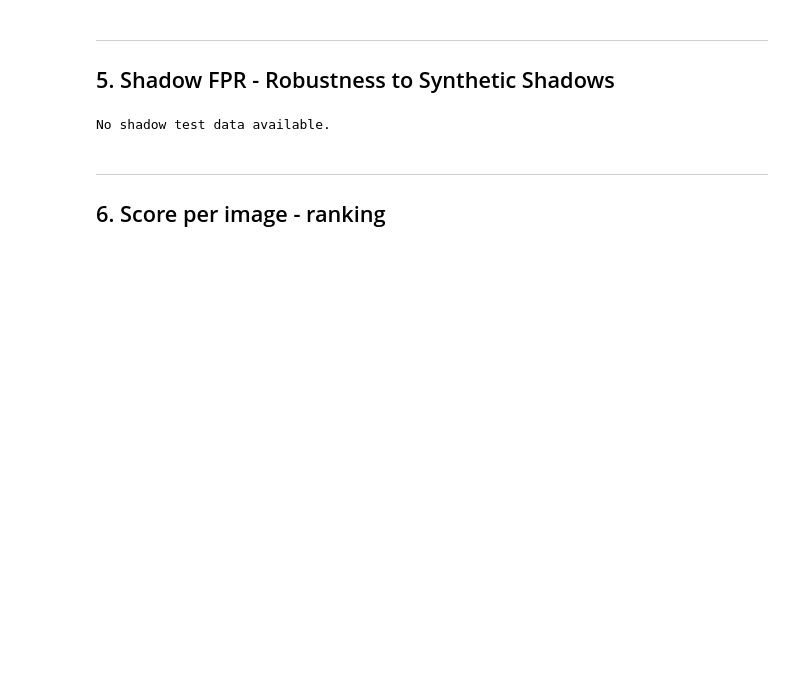
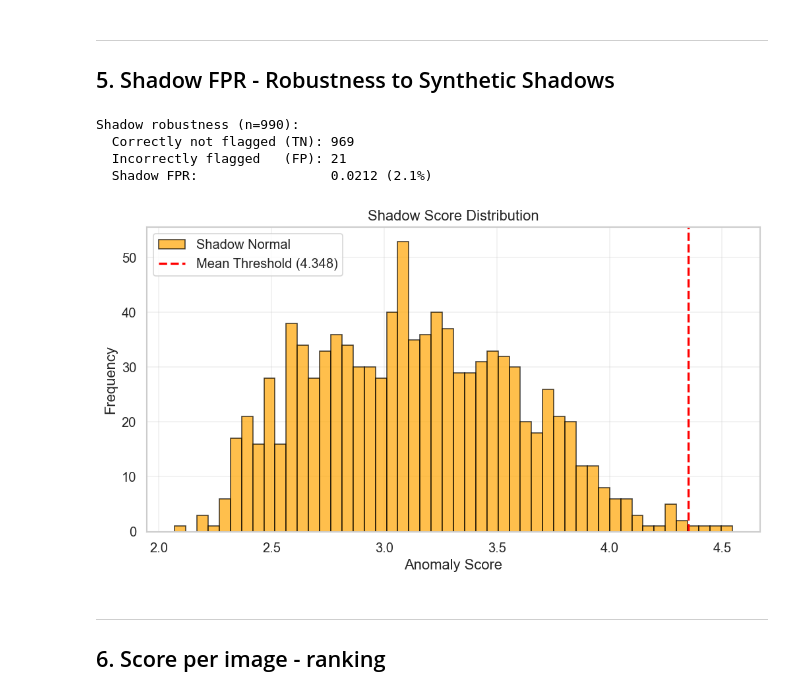
Before and after one commit to andreainno22/Thesis-project-UNIPI, a Jupyter notebook: src/patchcore_analysis.ipynb, the cells around one changed output. Drawn from its saved outputs; the diff is of its cells as text; code cells hidden in the pictures; blank space fills up the shorter version.

```diff
--- a/src/patchcore_analysis.ipynb
+++ b/src/patchcore_analysis.ipynb
@@ -281,31 +342,36 @@ if 'venue_type' in df.columns and df['venue_type'].nunique() > 1:
 ## 5. Shadow FPR - Robustness to Synthetic Shadows
 # %%
 # ── Shadow FPR: Robustness to synthetic shadows ───────────────────────────────
+# shadow_normal images are NORMAL frames (expected is_anomaly=0).
 
 if len(shadow_df) > 0:
-    shadow_tp = (shadow_df['score'] > shadow_df['threshold']).sum()
-    shadow_fp = (shadow_df['score'] <= shadow_df['threshold']).sum()
-    shadow_fpr = shadow_fp / (shadow_fp + shadow_tp) if (shadow_fp + shadow_tp) > 0 else np.nan
+    shadow_fp_count = (shadow_df['is_anomaly'] == 1).sum()
+    shadow_tn_count = (shadow_df['is_anomaly'] == 0).sum()
+    shadow_fpr = shadow_fp_count / len(shadow_df)
 
-    print(f'Shadow statistics:')
-    print(f'  True Positives (correctly flagged): {shadow_tp}')
-    print(f'  False Positives (normal incorrectly flagged): {shadow_fp}')
-    print(f'  Shadow FPR: {shadow_fpr:.4f}')
+    print(f'Shadow robustness (n={len(shadow_df)}):')
+    print(f'  Correctly not flagged (TN): {shadow_tn_count}')
+    print(f'  Incorrectly flagged   (FP): {shadow_fp_count}')
+    print(f'  Shadow FPR:                 {shadow_fpr:.4f} ({shadow_fpr:.1%})')
 
-    # Distribution
     fig, ax = plt.subplots(figsize=(10, 5))
-    ax.hist(shadow_df['score'], bins=50, alpha=0.7, color='orange', edgecolor='black')
-    ax.axvline(shadow_df['threshold'].iloc[0], color='red', linestyle='--', linewidth=2, label='Threshold')
+    ax.hist(shadow_df['score'], bins=50, alpha=0.7, color='orange', edgecolor='black', label='Shadow Normal')
+    mean_thr = shadow_df['threshold'].mean()
+    ax.axvline(mean_thr, color='red', linestyle='--', linewidth=2, label=f'Mean Threshold ({mean_thr:.3f})')
     ax.set_xlabel('Anomaly Score')
     ax.set_ylabel('Frequency')
     ax.set_title('Shadow Score Distribution')
     ax.legend()
     ax.grid(alpha=0.3)
     plt.show()
 else:
     print('No shadow test data available.')
 # %% [output]
-No shadow test data available.
+Shadow robustness (n=990):
+  Correctly not flagged (TN): 969
+  Incorrectly flagged   (FP): 21
+  Shadow FPR:                 0.0212 (2.1%)
+[figure, added]
 # %% [markdown]
 ---
 ## 6. Score per image - ranking
```
Also changed, not shown: parts of 14 cells of this notebook, 5 other files.
